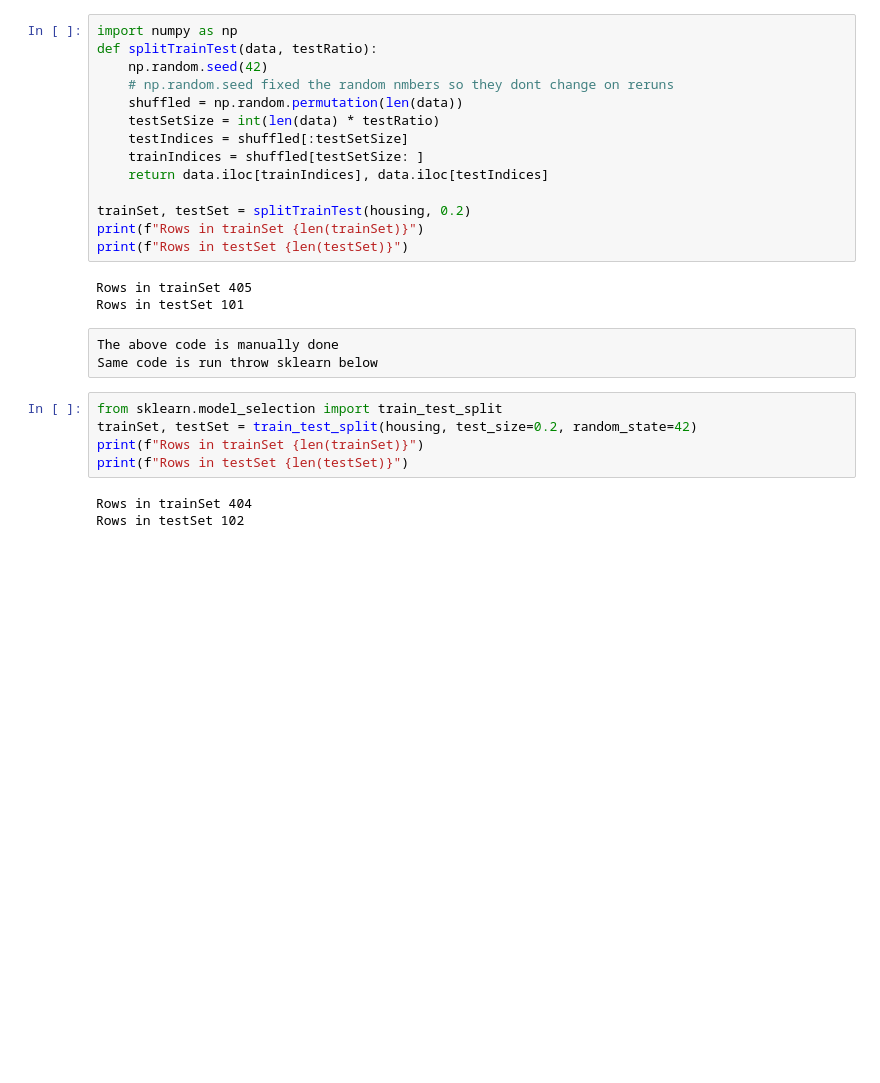
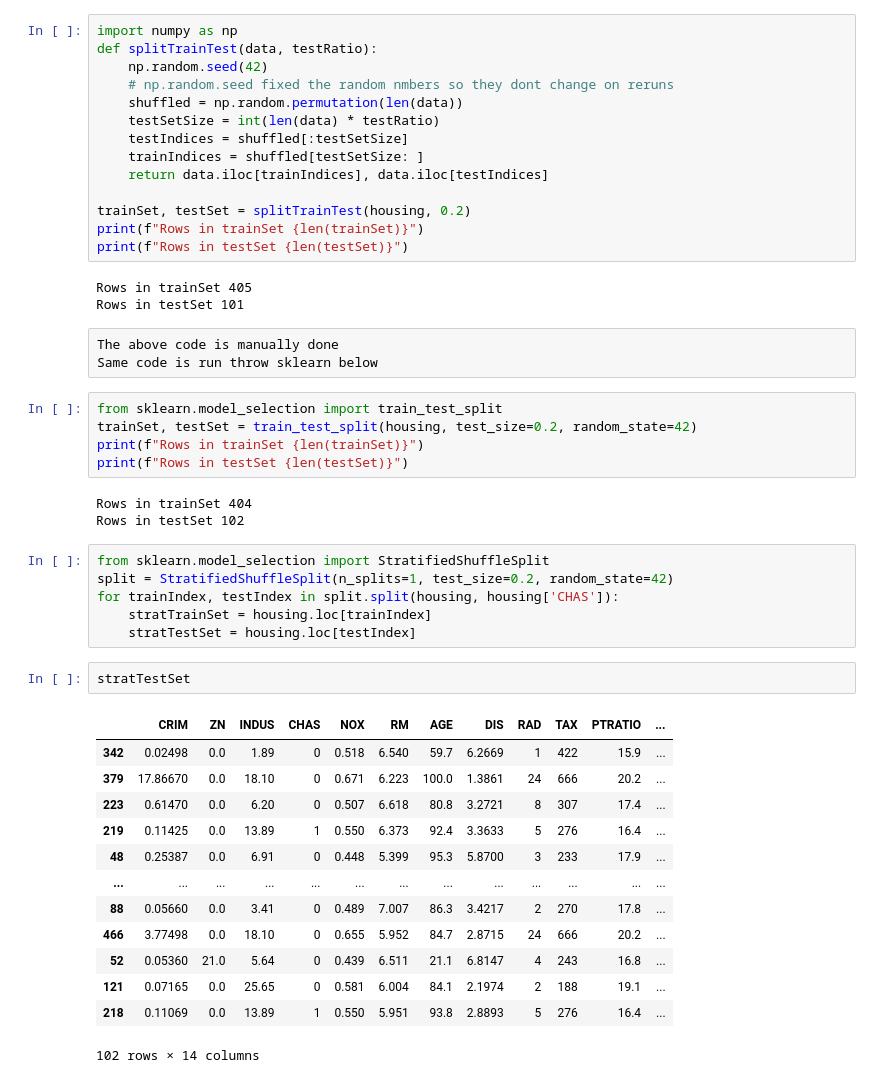
Before and after one commit to Muhammad-Ahtasham/House-Predictions, a Jupyter notebook: House Predictions.ipynb, the cells around one changed output. Cells and saved outputs as stored; diff of their text form; blank space fills up the shorter version.

```diff
--- a/House Predictions.ipynb
+++ b/House Predictions.ipynb
@@ -90,3 +90,25 @@ print(f"Rows in testSet {len(testSet)}")
 # %% [output]
 Rows in trainSet 404
 Rows in testSet 102
+# %%
+from sklearn.model_selection import StratifiedShuffleSplit
+split = StratifiedShuffleSplit(n_splits=1, test_size=0.2, random_state=42)
+for trainIndex, testIndex in split.split(housing, housing['CHAS']):
+    stratTrainSet = housing.loc[trainIndex]
+    stratTestSet = housing.loc[testIndex]
+# %%
+stratTestSet
+# %% [output]
+|  | CRIM | ZN | INDUS | CHAS | NOX | RM | AGE | DIS | RAD | TAX | PTRATIO | ... |
+| 342 | 0.02498 | 0.0 | 1.89 | 0 | 0.518 | 6.540 | 59.7 | 6.2669 | 1 | 422 | 15.9 | ... |
+| 379 | 17.86670 | 0.0 | 18.10 | 0 | 0.671 | 6.223 | 100.0 | 1.3861 | 24 | 666 | 20.2 | ... |
+| 223 | 0.61470 | 0.0 | 6.20 | 0 | 0.507 | 6.618 | 80.8 | 3.2721 | 8 | 307 | 17.4 | ... |
+| 219 | 0.11425 | 0.0 | 13.89 | 1 | 0.550 | 6.373 | 92.4 | 3.3633 | 5 | 276 | 16.4 | ... |
+| 48 | 0.25387 | 0.0 | 6.91 | 0 | 0.448 | 5.399 | 95.3 | 5.8700 | 3 | 233 | 17.9 | ... |
+| ... | ... | ... | ... | ... | ... | ... | ... | ... | ... | ... | ... | ... |
+| 88 | 0.05660 | 0.0 | 3.41 | 0 | 0.489 | 7.007 | 86.3 | 3.4217 | 2 | 270 | 17.8 | ... |
+| 466 | 3.77498 | 0.0 | 18.10 | 0 | 0.655 | 5.952 | 84.7 | 2.8715 | 24 | 666 | 20.2 | ... |
+| 52 | 0.05360 | 21.0 | 5.64 | 0 | 0.439 | 6.511 | 21.1 | 6.8147 | 4 | 243 | 16.8 | ... |
+| 121 | 0.07165 | 0.0 | 25.65 | 0 | 0.581 | 6.004 | 84.1 | 2.1974 | 2 | 188 | 19.1 | ... |
+| 218 | 0.11069 | 0.0 | 13.89 | 1 | 0.550 | 5.951 | 93.8 | 2.8893 | 5 | 276 | 16.4 | ... |
+102 rows × 14 columns
```
Also changed, not shown: parts of 15 cells of this notebook.
